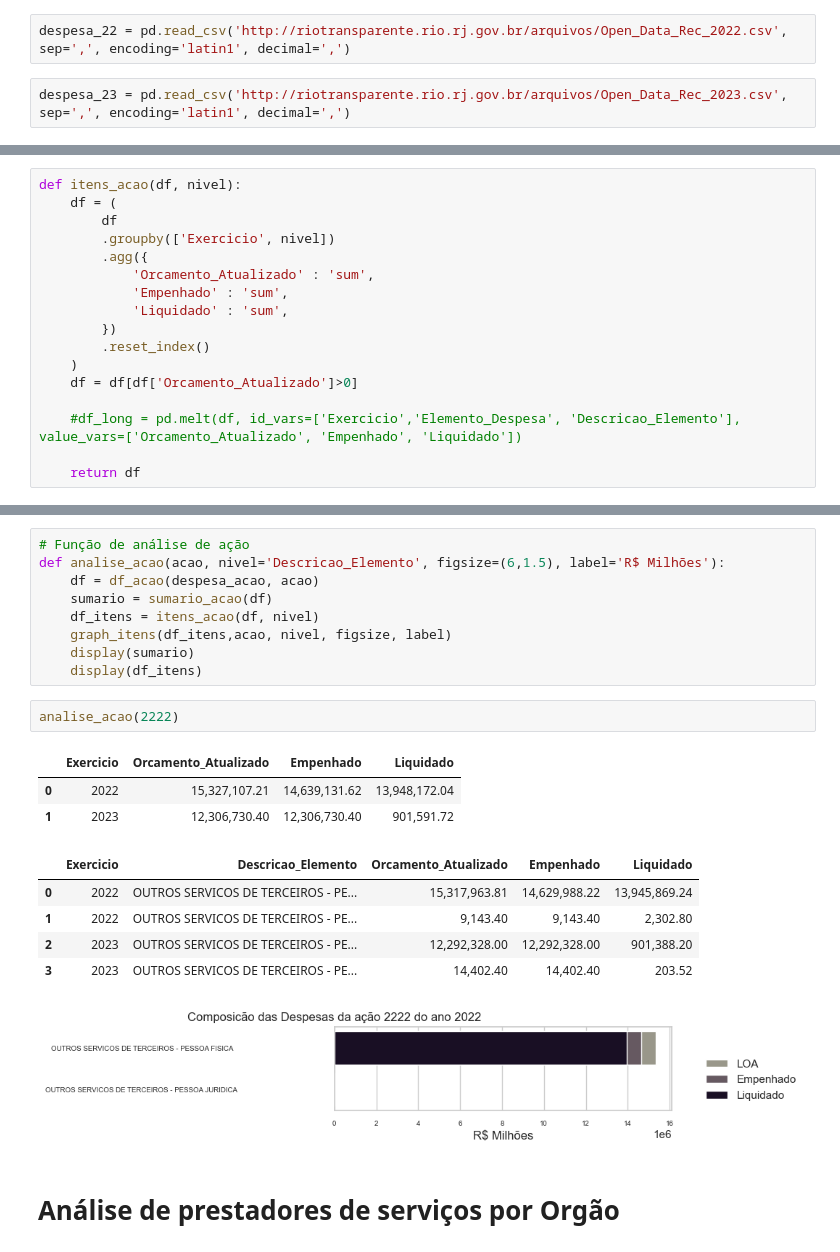
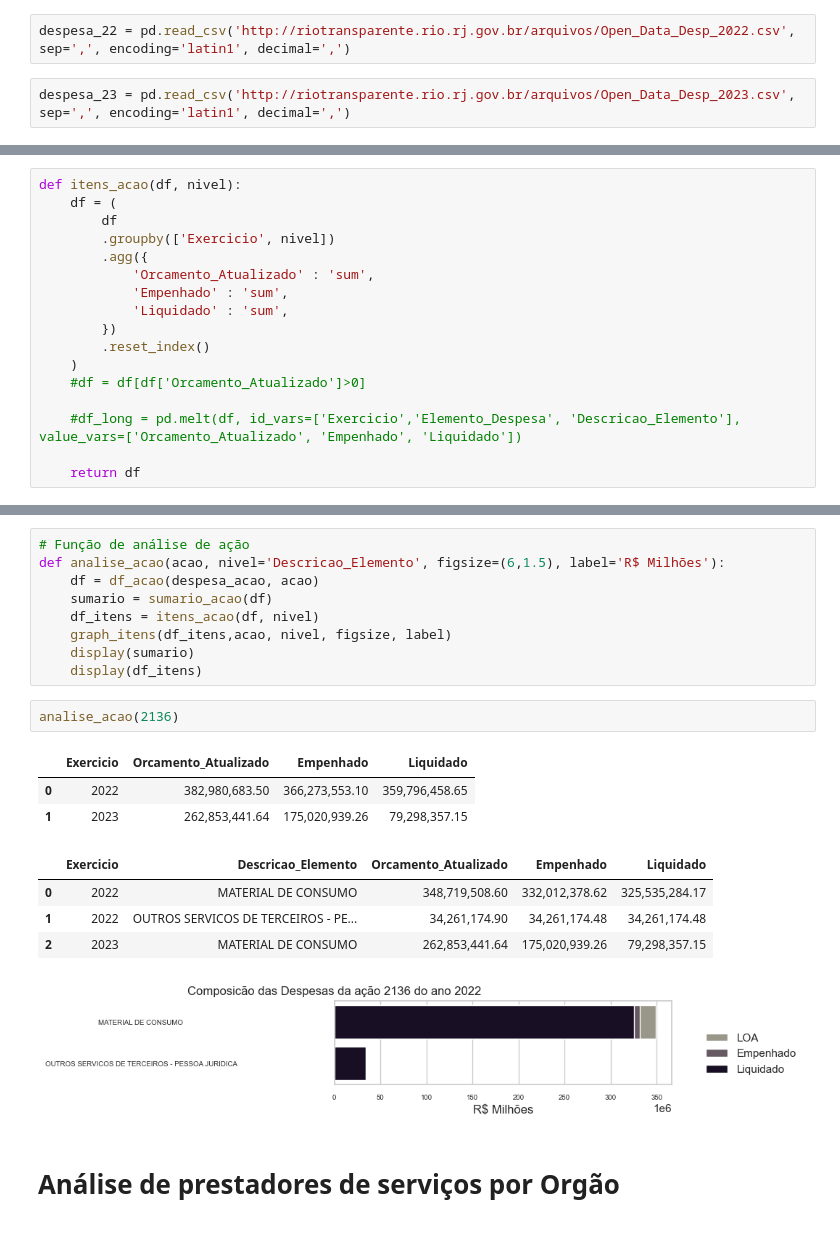
Before and after one commit to gabriel-zelesco/orcamento_rio, a Jupyter notebook: ldo_2024/analise_ldo.ipynb, the cells around one changed output, grey strips where cells are left out. Saved outputs shown, nothing was run; the diff lists cells and outputs as text.

```diff
--- a/ldo_2024/analise_ldo.ipynb
+++ b/ldo_2024/analise_ldo.ipynb
@@ -13,9 +13,9 @@ pd.options.display.float_format = '{:,.2f}'.format
 # %% [markdown]
 Fonte: http://www.rio.rj.gov.br/web/contasrio/dados-abertos#titulo
 # %%
-despesa_22 = pd.read_csv('http://riotransparente.rio.rj.gov.br/arquivos/Open_Data_Rec_2022.csv', sep=',', encoding='latin1', decimal=',')
+despesa_22 = pd.read_csv('http://riotransparente.rio.rj.gov.br/arquivos/Open_Data_Desp_2022.csv', sep=',', encoding='latin1', decimal=',')
 # %%
-despesa_23 = pd.read_csv('http://riotransparente.rio.rj.gov.br/arquivos/Open_Data_Rec_2023.csv', sep=',', encoding='latin1', decimal=',')
+despesa_23 = pd.read_csv('http://riotransparente.rio.rj.gov.br/arquivos/Open_Data_Desp_2023.csv', sep=',', encoding='latin1', decimal=',')
 # %%
 empenho_22 = pd.read_csv('http://riotransparente.rio.rj.gov.br/arquivos/Open_Data_Empenhos_2023.csv', sep=';', encoding='latin1', decimal=',')
 # %%
@@ -95,7 +95,7 @@ def itens_acao(df, nivel):
         })
         .reset_index()
     )
-    df = df[df['Orcamento_Atualizado']>0]
+    #df = df[df['Orcamento_Atualizado']>0]
 
     #df_long = pd.melt(df, id_vars=['Exercicio','Elemento_Despesa', 'Descricao_Elemento'], value_vars=['Orcamento_Atualizado', 'Empenhado', 'Liquidado'])
 
@@ -158,17 +158,16 @@ def analise_acao(acao, nivel='Descricao_Elemento', figsize=(6,1.5), label='R$ Mi
     display(sumario)
     display(df_itens)
 # %%
-analise_acao(2222)
+analise_acao(2136)
 # %% [output]
 |  | Exercicio | Orcamento_Atualizado | Empenhado | Liquidado |
-| 0 | 2022 | 15,327,107.21 | 14,639,131.62 | 13,948,172.04 |
-| 1 | 2023 | 12,306,730.40 | 12,306,730.40 | 901,591.72 |
+| 0 | 2022 | 382,980,683.50 | 366,273,553.10 | 359,796,458.65 |
+| 1 | 2023 | 262,853,441.64 | 175,020,939.26 | 79,298,357.15 |
 |  | Exercicio | Descricao_Elemento | Orcamento_Atualizado | Empenhado | Liquidado |
-| 0 | 2022 | OUTROS SERVICOS DE TERCEIROS - PE... | 15,317,963.81 | 14,629,988.22 | 13,945,869.24 |
-| 1 | 2022 | OUTROS SERVICOS DE TERCEIROS - PE... | 9,143.40 | 9,143.40 | 2,302.80 |
-| 2 | 2023 | OUTROS SERVICOS DE TERCEIROS - PE... | 12,292,328.00 | 12,292,328.00 | 901,388.20 |
-| 3 | 2023 | OUTROS SERVICOS DE TERCEIROS - PE... | 14,402.40 | 14,402.40 | 203.52 |
+| 0 | 2022 | MATERIAL DE CONSUMO | 348,719,508.60 | 332,012,378.62 | 325,535,284.17 |
+| 1 | 2022 | OUTROS SERVICOS DE TERCEIROS - PE... | 34,261,174.90 | 34,261,174.48 | 34,261,174.48 |
+| 2 | 2023 | MATERIAL DE CONSUMO | 262,853,441.64 | 175,020,939.26 | 79,298,357.15 |
-[figure, old version]
+[figure, new version]
 # %% [markdown]
 # Análise de prestadores de serviços por Orgão
 # %%
```
Also changed, not shown: parts of 1 cell of this notebook.
